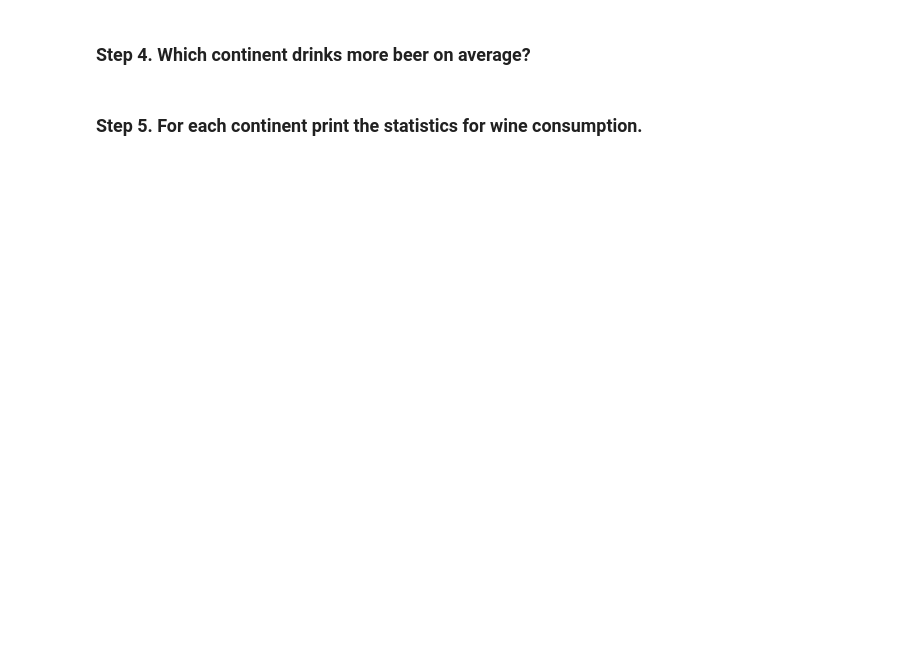
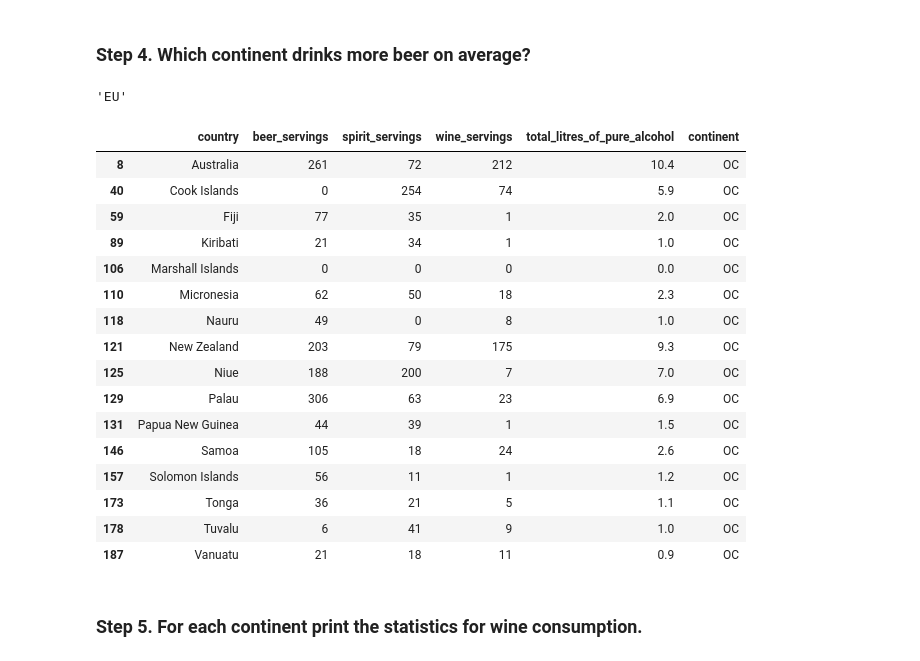
Before and after one commit to itsTeoR/exercises, a Jupyter notebook: 03_Grouping/Alcohol_Consumption/Exercise.ipynb, the cells around one changed output. Saved outputs shown, nothing was run; the diff lists cells and outputs as text; code cells hidden in the pictures; blank space fills up the shorter version.

```diff
--- a/03_Grouping/Alcohol_Consumption/Exercise.ipynb
+++ b/03_Grouping/Alcohol_Consumption/Exercise.ipynb
@@ -13,3 +18,5 @@ Check out this [Diagram](http://i.imgur.com/yjNkiwL.png)
 ### Step 2. Import the dataset from this [address](https://raw.githubusercontent.com/justmarkham/DAT8/master/data/drinks.csv).
 # %% [markdown]
 ### Step 3. Assign it to a variable called drinks.
+# %%
+df = pd.read_csv('https://raw.githubusercontent.com/justmarkham/DAT8/master/data/drinks.csv')
@@ -16,4 +37,31 @@ Check out this [Diagram](http://i.imgur.com/yjNkiwL.png)
 # %% [markdown]
 ### Step 4. Which continent drinks more beer on average?
+# %%
+beer = df.groupby(by = 'continent')[['beer_servings', 'total_litres_of_pure_alcohol']].mean()
+beer['beer_servings'].idxmax()
+# %% [output]
+'EU'
+# %%
+beer = df.groupby(by = 'continent')[['beer_servings', 'total_litres_of_pure_alcohol']].mean()
+#beer.loc['continent' == ] #.idxmax()
+df[df['continent'] == 'OC']
+# %% [output]
+|  | country | beer_servings | spirit_servings | wine_servings | total_litres_of_pure_alcohol | continent |
+| 8 | Australia | 261 | 72 | 212 | 10.4 | OC |
+| 40 | Cook Islands | 0 | 254 | 74 | 5.9 | OC |
+| 59 | Fiji | 77 | 35 | 1 | 2.0 | OC |
+| 89 | Kiribati | 21 | 34 | 1 | 1.0 | OC |
+| 106 | Marshall Islands | 0 | 0 | 0 | 0.0 | OC |
+| 110 | Micronesia | 62 | 50 | 18 | 2.3 | OC |
+| 118 | Nauru | 49 | 0 | 8 | 1.0 | OC |
+| 121 | New Zealand | 203 | 79 | 175 | 9.3 | OC |
+| 125 | Niue | 188 | 200 | 7 | 7.0 | OC |
+| 129 | Palau | 306 | 63 | 23 | 6.9 | OC |
+| 131 | Papua New Guinea | 44 | 39 | 1 | 1.5 | OC |
+| 146 | Samoa | 105 | 18 | 24 | 2.6 | OC |
+| 157 | Solomon Islands | 56 | 11 | 1 | 1.2 | OC |
+| 173 | Tonga | 36 | 21 | 5 | 1.1 | OC |
+| 178 | Tuvalu | 6 | 41 | 9 | 1.0 | OC |
+| 187 | Vanuatu | 21 | 18 | 11 | 0.9 | OC |
 # %% [markdown]
 ### Step 5. For each continent print the statistics for wine consumption.
```
Also changed, not shown: parts of 5 cells of this notebook.
